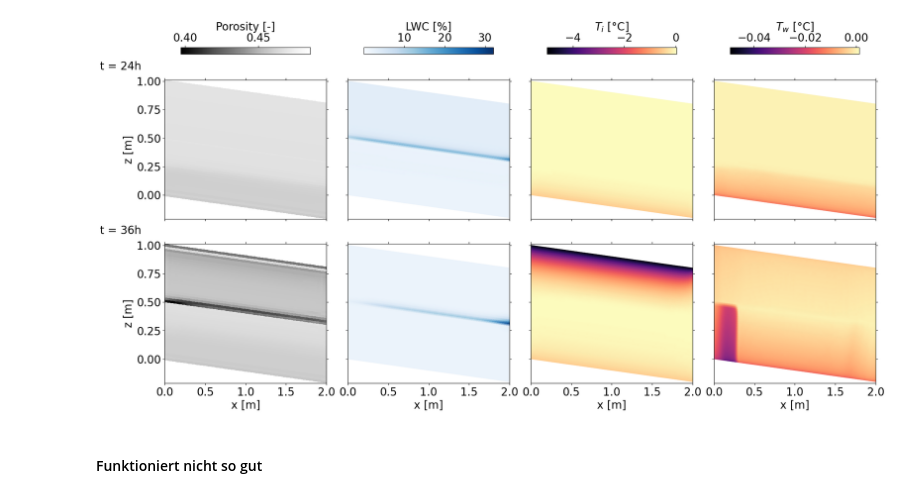
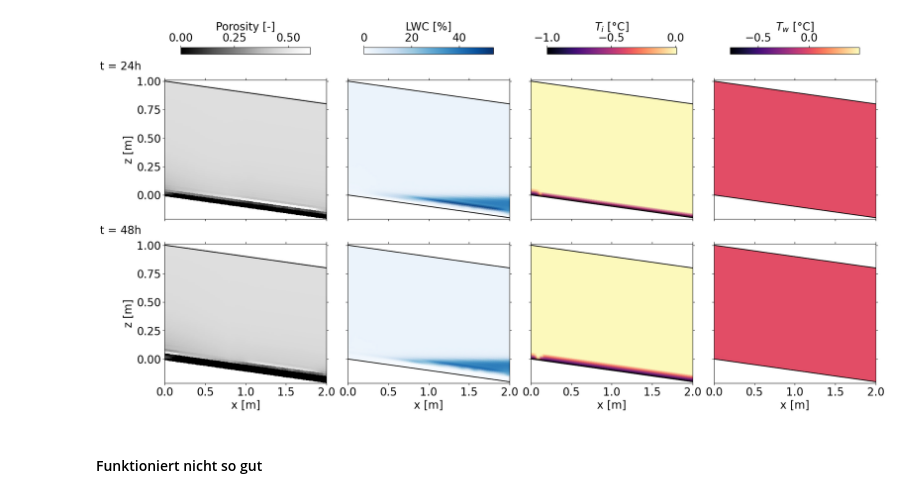
Before and after one commit to lannika-ut/Masterarbeit, a Jupyter notebook: plot_for_MA.ipynb, the cells around one changed output. Saved outputs shown, nothing was run; the diff lists cells and outputs as text; code cells hidden in the pictures.

```diff
--- a/plot_for_MA.ipynb
+++ b/plot_for_MA.ipynb
@@ -11,7 +11,7 @@ import ufl
 from basix.ufl import element
 from scipy.interpolate import griddata
 # %%
-filename = "Test16_Annika_freezing"
+filename = "Test14_Annika_wetter_24+24h"
 with open("./solutions/"+filename+".pkl", "rb") as f:
     data_Annika = pickle.load(f)
 
@@ -105,6 +105,9 @@ for t in range(len(data_Annika["times"])):
     q_max = max(q_max, np.nanmax(np.sqrt(Qx**2 + Qz**2)))
 # %%
 t_obs = [0, -1]
+x = np.linspace(0, P1[0], 100)
+top = (geom.slope*x+P3[1])
+bottom = (geom.slope*x+P0[1])
 norm = plt.Normalize(vmin=0, vmax=q_max)
 plt.rcParams.update({'font.size': 20})
 fig, ax = plt.subplots(
@@ -120,34 +123,37 @@ for i, t in enumerate(t_obs):
         vmin=np.min(theta_all), vmax=np.max(theta_all)*100)
     p3 = ax[i, 2].pcolormesh(
         x_plot, z_plot, Ti_all[t], cmap="magma", shading="gouraud",
         vmin=np.min(Ti_all), vmax=np.max(Ti_all))
     p4 = ax[i, 3].pcolormesh(
         x_plot, z_plot, Tw_all[t], cmap="magma", shading="gouraud",
         vmin=np.min(Tw_all), vmax=np.max(Tw_all))
+    for j in range(4):
+        ax[i, j].plot(x, top, color="black")
+        ax[i, j].plot(x, bottom, color="black")
     # strm = ax[i, 1].streamplot(
     #     X, Z, Qx_all[t], Qz_all[t], density=2,
     #     color=np.sqrt(Qx_all[t]**2 + Qz_all[t]**2), norm=norm,start_points=start_pts.T)
     ax[i, 0].set_ylabel("z [m]")
     ax[i, 0].tick_params(tick2On=True)
     ax[i, 1].tick_params(tick2On=True)
     ax[i, 2].tick_params(tick2On=True)
     ax[i, 3].tick_params(tick2On=True)
     if i == len(t_obs)-1:
         ax[i, 0].set_xlabel("x [m]")
         ax[i, 1].set_xlabel("x [m]")
         ax[i, 2].set_xlabel("x [m]")
         ax[i, 3].set_xlabel("x [m]")
     ax[i, 0].text(-0.8, 1.1, f"t = {data_Annika['times'][t]/3600+24:.0f}h")
 c1 = fig.colorbar(p1, ax=ax[0,0], shrink=0.8, location="top")
 c1.set_label("Porosity [-]")
 c2 = fig.colorbar(p2, ax=ax[0,1], shrink=0.8, location="top")
 c2.set_label("LWC [%]")
 c3 = fig.colorbar(p3, ax=ax[0,2], shrink=0.8, location="top")
 c3.set_label(r"$T_i$ [°C]")
 c4 = fig.colorbar(p4, ax=ax[0,3], shrink=0.8, location="top")
 c4.set_label(r"$T_w$ [°C]")
 # %% [output]
-[figure, old version]
+[figure, new version]
 # %% [markdown]
 #### Funktioniert nicht so gut
 # %%
```
Also changed, not shown: 5 other files.
